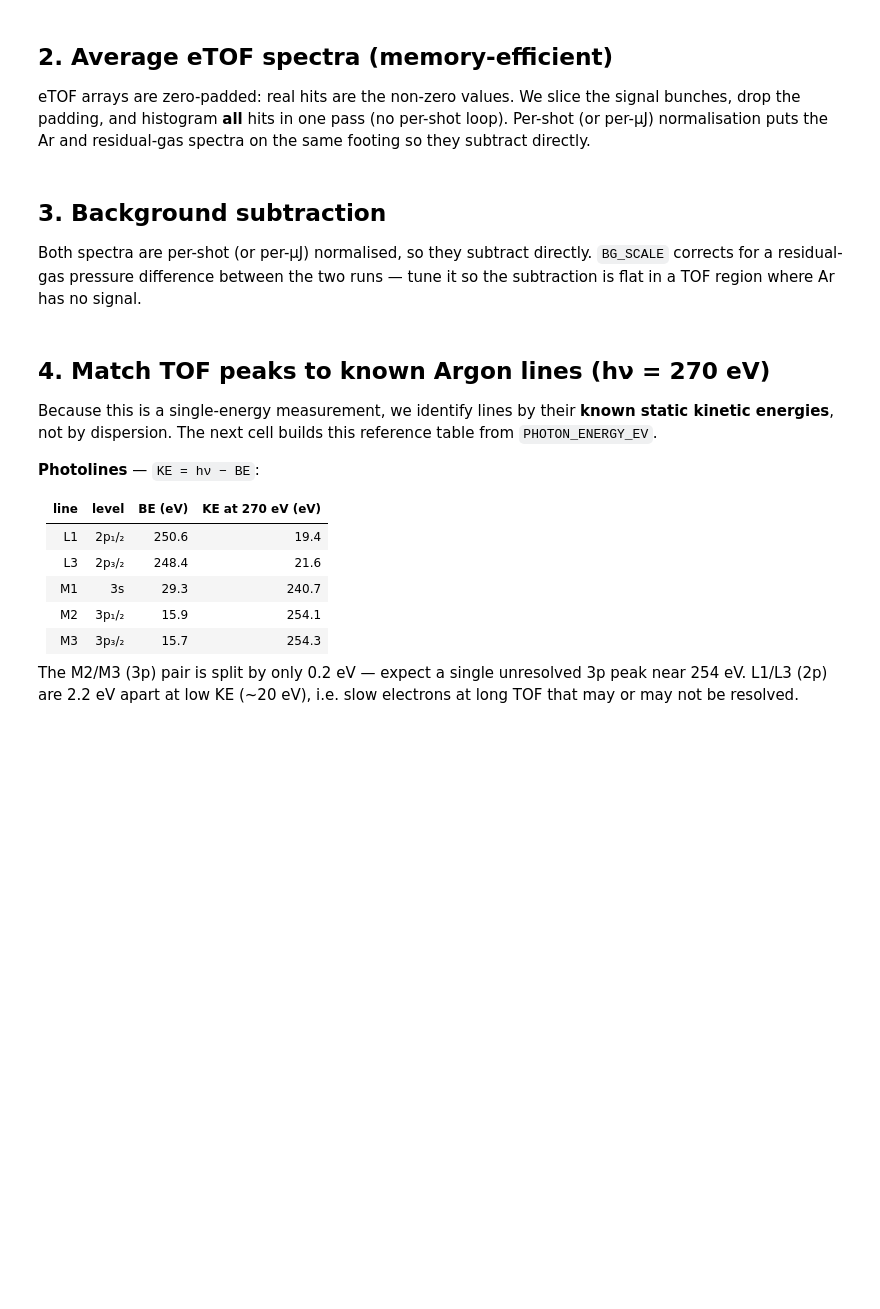
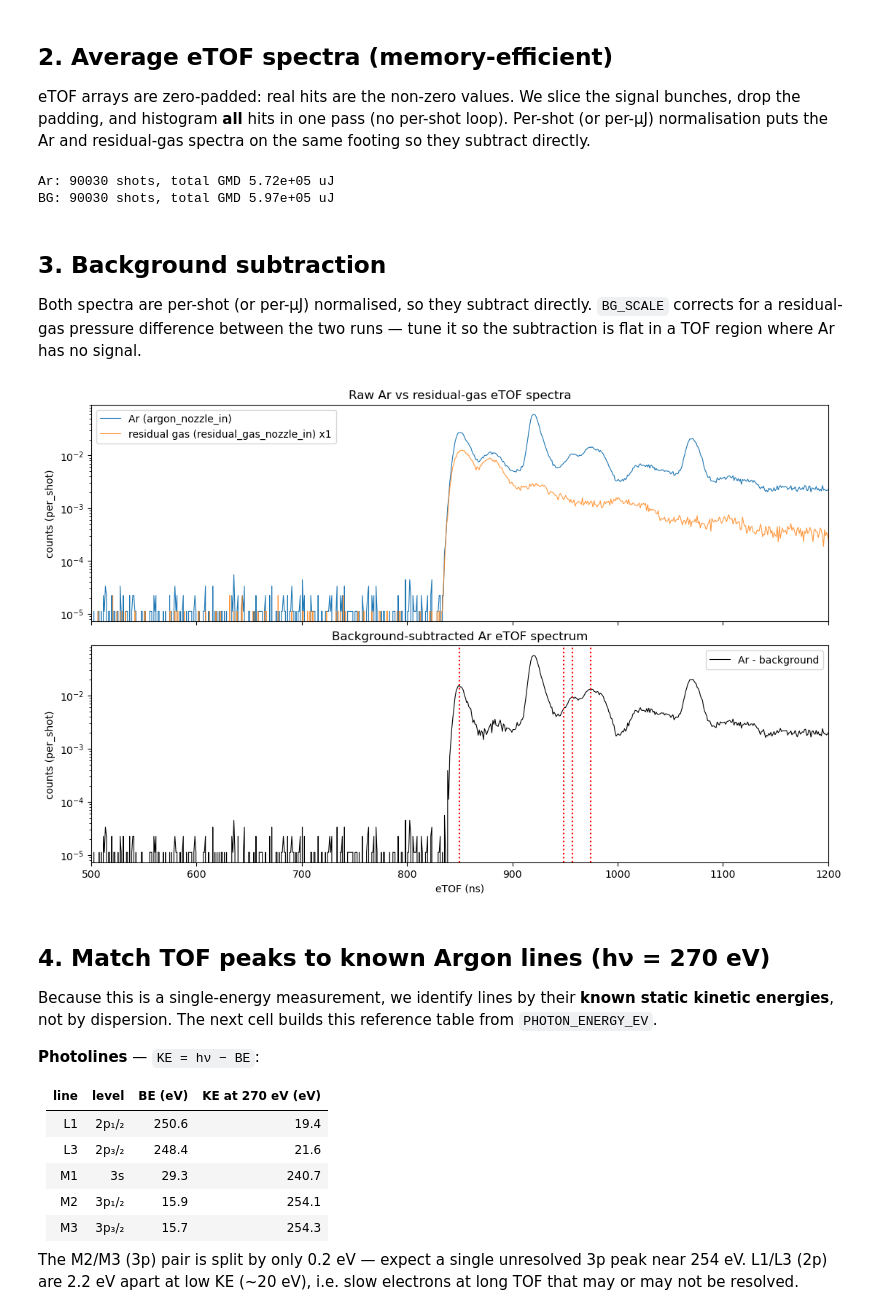
Before and after one commit to ogalexander/glycine26, a Jupyter notebook: analysis/post/etof_energy_calibration.ipynb, the cells around one changed output. Cells and saved outputs as stored; diff of their text form; code cells hidden in the pictures; blank space fills up the shorter version.

```diff
--- a/analysis/post/etof_energy_calibration.ipynb
+++ b/analysis/post/etof_energy_calibration.ipynb
@@ -83,7 +91,8 @@ BG_H5 = config.COMBINED_DIR / f"{NAME_BG}.h5"
 
 # --- Beamline settings for the Argon run -------------------------------
 PHOTON_ENERGY_EV    = 270.0   # hv; photolines sit at KE = hv - BE
-RETARDING_VOLTAGE_V = 10.0    # electrons lose this much KE before the drift tube
+PHOTON_ENERGY_EV    = 271.0   # hv; photolines sit at KE = hv - BE
+RETARDING_VOLTAGE_V = -32.01    # electrons lose this much KE before the drift tube
 
 # --- Signal bunch range (half-open) ------------------------------------
 # Determine from the diagnostics notebook for these runs.
@@ -91,7 +100,7 @@ SIGNAL_BUNCH_RANGE = (10, 40)
 
 # --- TOF histogram binning (ns) ----------------------------------------
 # Span the eTOF window; refine after a first look at the spectrum.
-TOF_MIN, TOF_MAX, TOF_BIN = 0.0, 2000.0, 1.0
+TOF_MIN, TOF_MAX, TOF_BIN = 0.0, 5000.0, 1.0
 tof_edges = np.arange(TOF_MIN, TOF_MAX + TOF_BIN, TOF_BIN)
 tof_cent  = 0.5 * (tof_edges[:-1] + tof_edges[1:])
 
@@ -175,6 +192,9 @@ bg_spec, bg_n, bg_g = average_etof(bg, SIGNAL_BUNCH_RANGE, tof_edges, NORMALISE)
 
 print(f"Ar: {ar_n} shots, total GMD {ar_g:.3g} uJ")
 print(f"BG: {bg_n} shots, total GMD {bg_g:.3g} uJ")
+# %% [output]
+Ar: 90030 shots, total GMD 5.72e+05 uJ
+BG: 90030 shots, total GMD 5.97e+05 uJ
 # %% [markdown]
 ## 3. Background subtraction
 
@@ -185,19 +205,33 @@ where Ar has no signal.
 # %%
 ar_sub = ar_spec - BG_SCALE * bg_spec
 
 fig, (ax1, ax2) = plt.subplots(2, 1, figsize=(11, 7), sharex=True,
                                constrained_layout=True)
-ax1.plot(tof_cent, ar_spec, lw=0.8, label=f"Ar ({NAME_AR})")
-ax1.plot(tof_cent, BG_SCALE * bg_spec, lw=0.8, alpha=0.8,
+ax1.semilogy(tof_cent, ar_spec, lw=0.8, label=f"Ar ({NAME_AR})")
+ax1.semilogy(tof_cent, BG_SCALE * bg_spec, lw=0.8, alpha=0.8,
          label=f"residual gas ({NAME_BG}) x{BG_SCALE:g}")
 ax1.set_ylabel(f"counts ({NORMALISE})")
 ax1.legend(); ax1.set_title("Raw Ar vs residual-gas eTOF spectra")
 
-ax2.plot(tof_cent, ar_sub, lw=0.8, color="k", label="Ar - background")
+ax2.semilogy(tof_cent, ar_sub, lw=0.8, color="k", label="Ar - background")
 ax2.axhline(0, color="r", lw=0.5)
 ax2.set_xlabel("eTOF (ns)"); ax2.set_ylabel(f"counts ({NORMALISE})")
 ax2.legend(); ax2.set_title("Background-subtracted Ar eTOF spectrum")
+
+ax2.axvline(850, ls=':', c='r')
+ax2.axvline(974, ls=':', c='r')
+ax2.axvline(949, ls=':', c='r')
+ax2.axvline(957, ls=':', c='r')
+# ax2.axvline(974, ls=':', c='r')
+ax2.axvline(4160, ls=':', c='r')
+ax2.axvline(4750, ls=':', c='r')
+ax2.axvline(1855, ls=':', c='r')
+ax2.axvline(2300, ls=':', c='r')
+
+ax2.set_xlim(500, 1200)
 plt.show()
+# %% [output]
+[figure, added]
 # %% [markdown]
 ## 4. Match TOF peaks to known Argon lines (hν = 270 eV)
 
```
Also changed, not shown: parts of 12 cells of this notebook.
